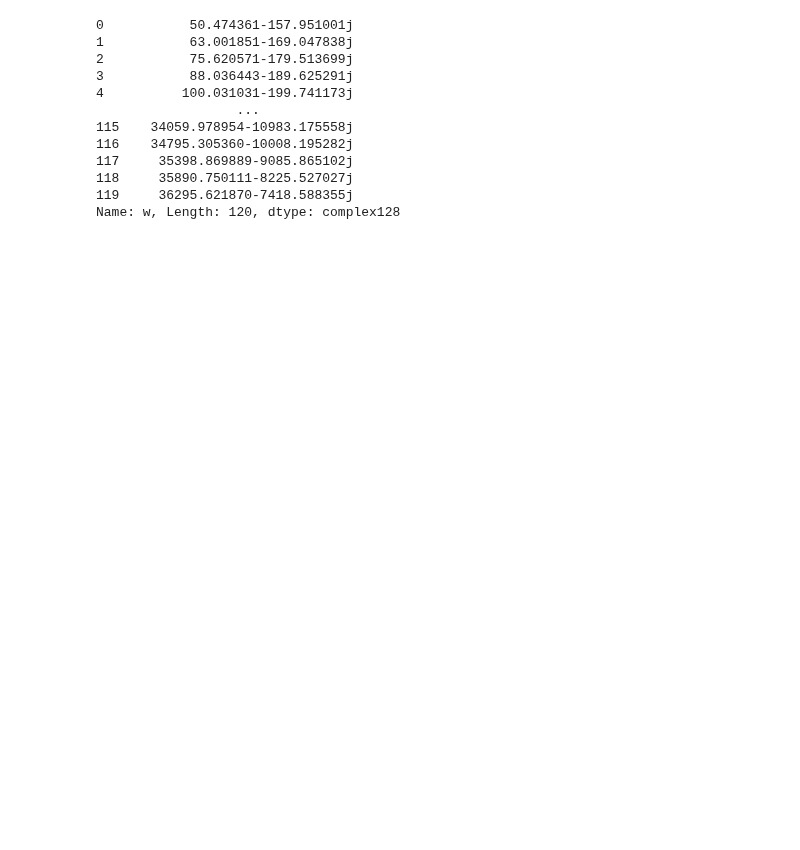
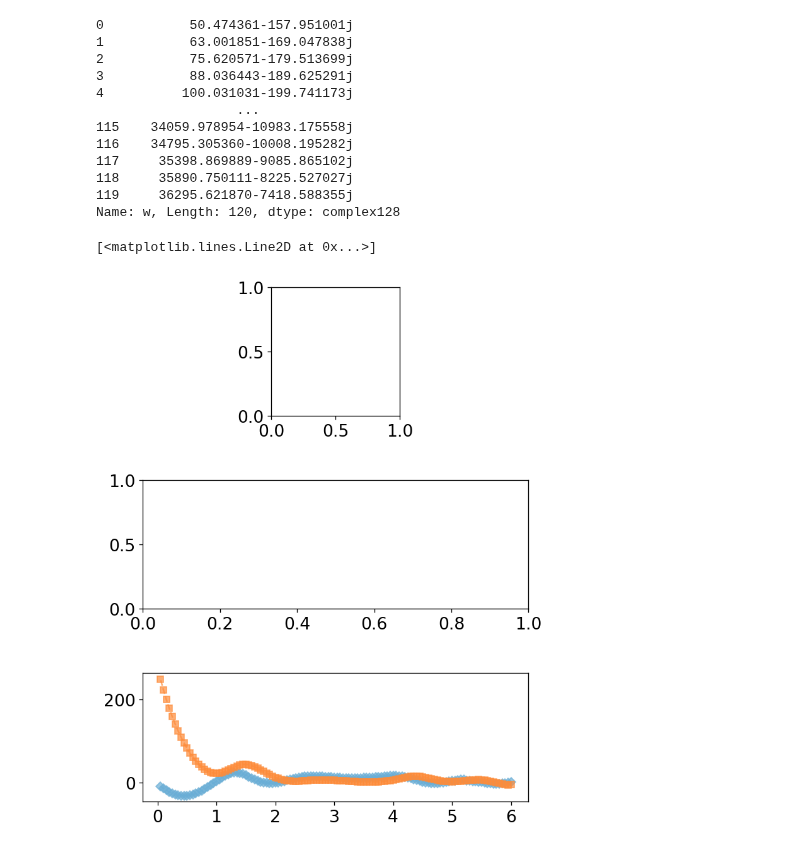
Before and after one commit to WildcatDiscovery/Kyler_Speed_Circuit, a Jupyter notebook: python_notebooks/linear_kk.ipynb, the cells around one changed output. Drawn from its saved outputs; the diff is of its cells as text; code cells hidden in the pictures; blank space fills up the shorter version.

Commit message:
made the circuit selector a lot easier, dissecting the graphing portion now

```diff
--- a/python_notebooks/linear_kk.ipynb
+++ b/python_notebooks/linear_kk.ipynb
@@ -146,12 +146,10 @@ for i in range(2,81):
     functs.append('KK_RC'+str(i))
 
 for i in range(len(adj_re.df)):
-    cir_num = int(adj_re.number_RC[0])
-    eval(functs[cir_num - 2])
-    adj_re.KK_circuit_fit.append()
-    elif int(adj_re.number_RC[i]) == 3:
-        adj_re.KK_circuit_fit.append(KK_RC3(w=adj_re.df[i].w, Rs=adj_re.Lin_KK_Fit[i].params.get('Rs').value,
-    else:
+    cir_num = int(adj_re.number_RC[i])
+    cir_funct = eval(functs[cir_num - 2])
+    adj_re.KK_circuit_fit.append(cir_funct(w=adj_re.df[0].w, Rs=adj_re.Lin_KK_Fit[0].params.get('Rs').value, R_values=adj_re.KK_R[0], t_values=adj_re.t_const[0]))
+    if cir_num >= 81:
         print('RC simulation circuit not defined')
         print('   Number of RC = ', adj_re.number_RC)
     adj_re.KK_rr_re.append(residual_real(re=adj_re.df[i].re, fit_re=adj_re.KK_circuit_fit[i].real, fit_im=-adj_re.KK_circuit_fit[i].imag)) #relative residuals for the real part
@@ -236,4 +213,0 @@ Name: w, Length: 120, dtype: complex128
-# %%
-functs = []
-for i in range(2,81):
-    functs.append('KK_RC'+str(i))
@@ -257,3 +226,21 @@ eval(functs[cir_num - 2])
 118     35890.750111-8225.527027j
 119     36295.621870-7418.588355j
 Name: w, Length: 120, dtype: complex128
+# %%
+fig = figure(figsize=(6, 8), dpi=120, facecolor='w', edgecolor='k')
+fig.subplots_adjust(left=0.1, right=0.95, hspace=0.5, bottom=0.1, top=0.95)
+ax = fig.add_subplot(311, aspect='equal')
+ax1 = fig.add_subplot(312)
+ax2 = fig.add_subplot(313)
+
+
+colors = sns.color_palette("colorblind", n_colors=len(adj_re.df))
+colors_real = sns.color_palette("Blues", n_colors=len(adj_re.df)+2)
+colors_imag = sns.color_palette("Oranges", n_colors=len(adj_re.df)+2)
+
+
+ax2.plot(np.log10(adj_re.df[i].f), adj_re.KK_rr_re[i]*100, color=colors_real[i+1], marker='D', ls='--', ms=6, alpha=.7, label=adj_re.label_re_1[i])
+ax2.plot(np.log10(adj_re.df[i].f), adj_re.KK_rr_im[i]*100, color=colors_imag[i+1], marker='s', ls='--', ms=6, alpha=.7, label=adj_re.label_im_1[i])
+# %% [output]
+[<matplotlib.lines.Line2D at 0x...>]
+[figure, added]
```
Also changed, not shown: parts of 5 cells of this notebook.
